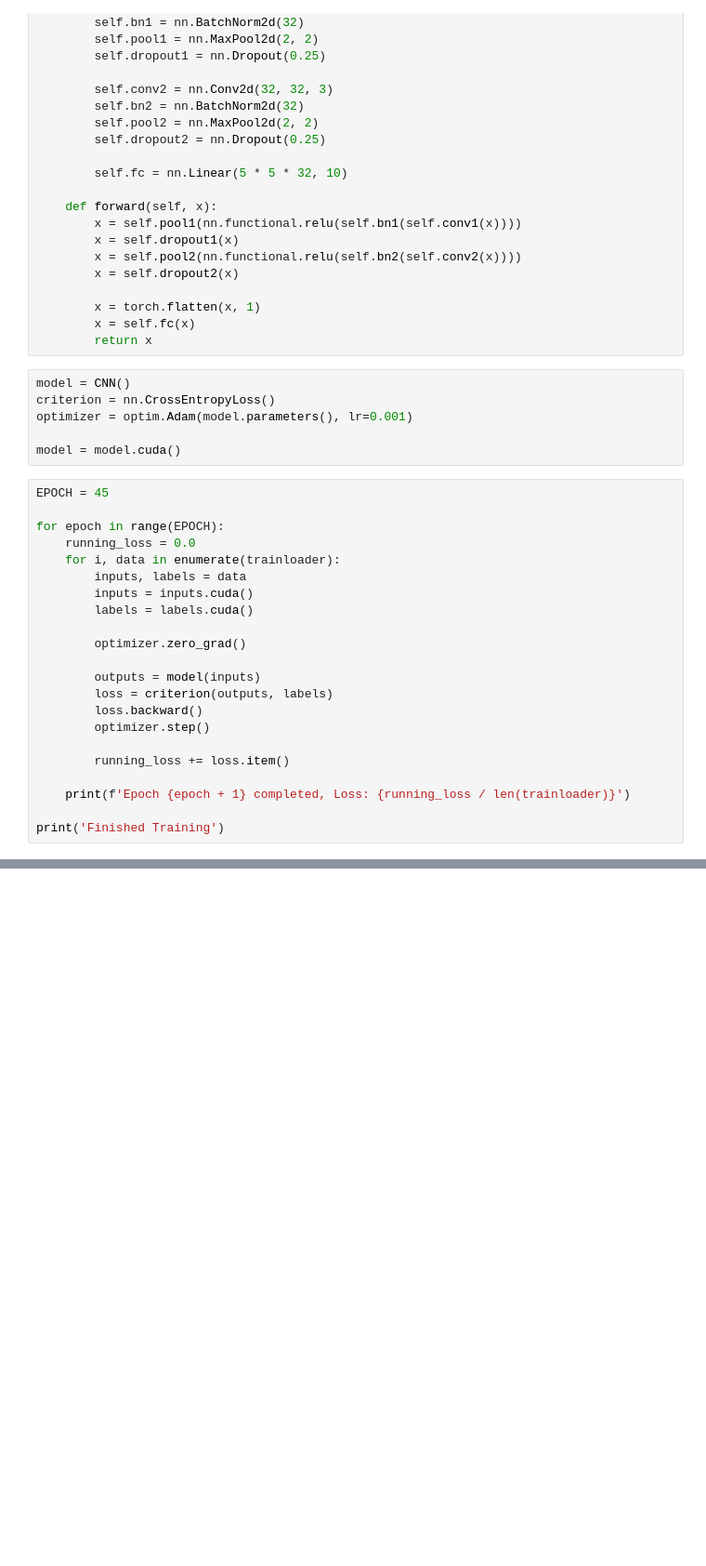
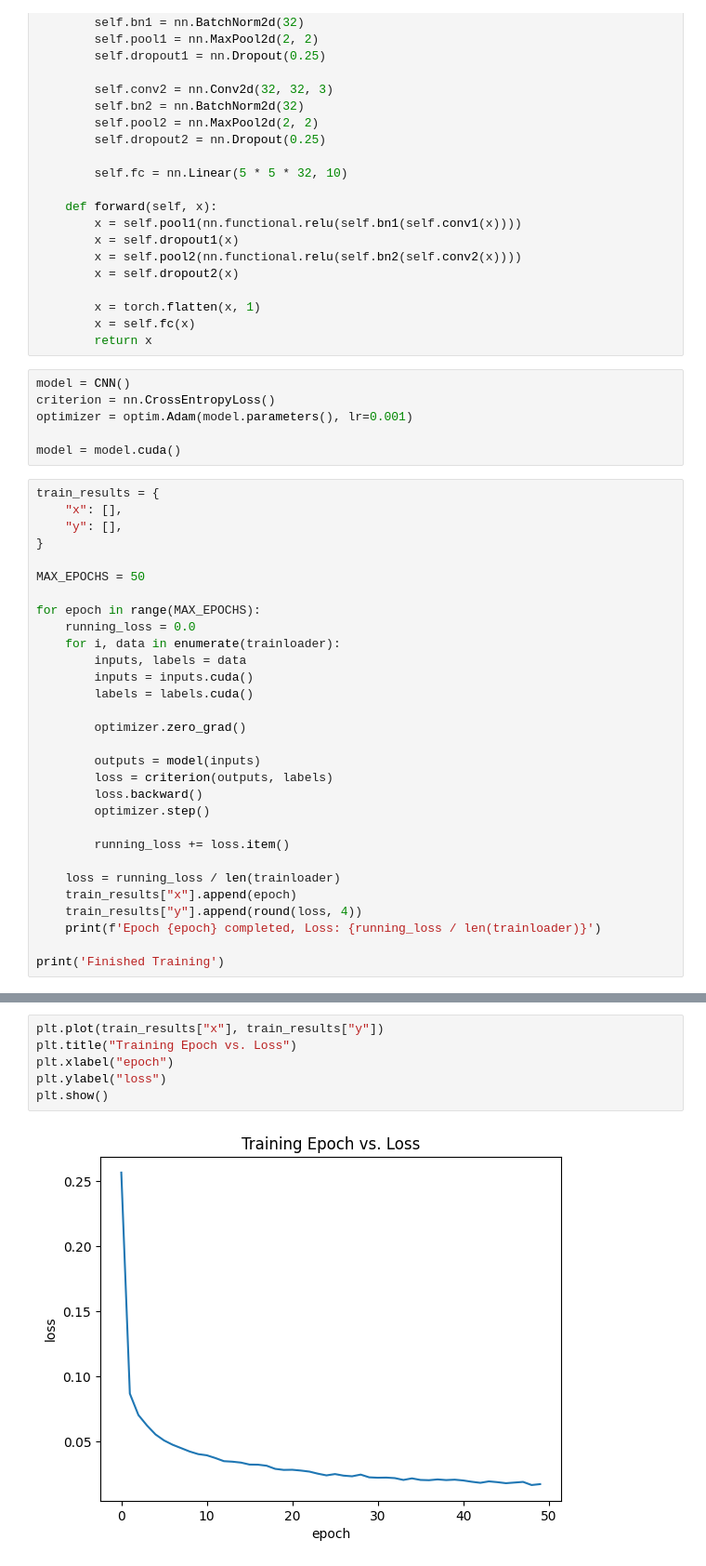
Before and after one commit to adrianlamdev/mnist-classifier, a Jupyter notebook: notebooks/mnist_classifier.ipynb, the cells around one changed output, grey strips where cells are left out. Shown at 93% size. Cells and saved outputs as stored; diff of their text form; blank space fills up the shorter version.

Commit message:
feat: add graph and train loss vs test los

```diff
--- a/notebooks/mnist_classifier.ipynb
+++ b/notebooks/mnist_classifier.ipynb
@@ -83,9 +116,14 @@ optimizer = optim.Adam(model.parameters(), lr=0.001)
 
 model = model.cuda()
 # %%
-EPOCH = 45
+train_results = {
+    "x": [],
+    "y": [],
+}
 
-for epoch in range(EPOCH):
+MAX_EPOCHS = 50
+
+for epoch in range(MAX_EPOCHS):
     running_loss = 0.0
     for i, data in enumerate(trainloader):
         inputs, labels = data
@@ -101,7 +139,10 @@ for epoch in range(EPOCH):
 
         running_loss += loss.item()
 
-    print(f'Epoch {epoch + 1} completed, Loss: {running_loss / len(trainloader)}')
+    loss = running_loss / len(trainloader)
+    train_results["x"].append(epoch)
+    train_results["y"].append(round(loss, 4))
+    print(f'Epoch {epoch} completed, Loss: {running_loss / len(trainloader)}')
 
 print('Finished Training')
 # %% [output]
@@ -124 +165,9 @@ Epoch 45 completed, Loss: 0.01972707119812049
 Finished Training
+# %%
+plt.plot(train_results["x"], train_results["y"])
+plt.title("Training Epoch vs. Loss")
+plt.xlabel("epoch")
+plt.ylabel("loss")
+plt.show()
+# %% [output]
+[figure, added]
```
Also changed, not shown: parts of 9 cells of this notebook.
